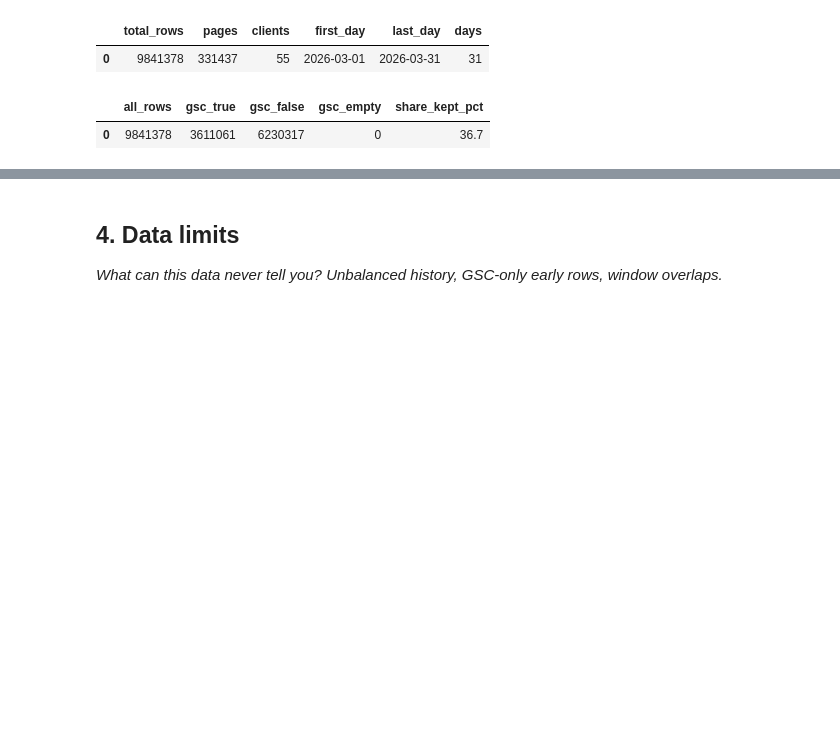
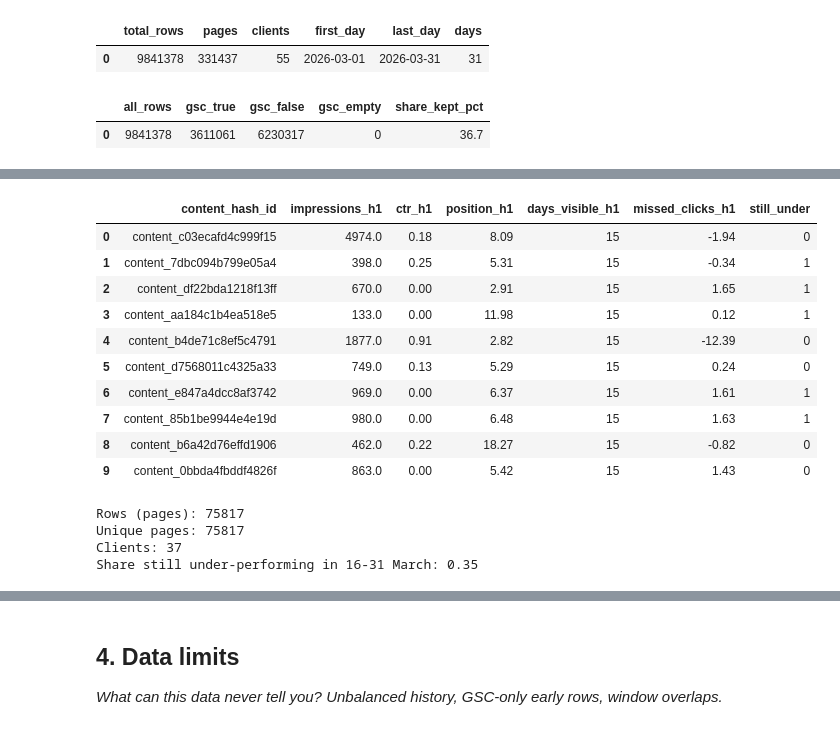
Before and after one commit to jjcodes999/flyrank-ml-repo, a Jupyter notebook: work/notebooks/w03_data_contract.ipynb, the cells around one changed output, grey strips where cells are left out. Drawn from its saved outputs; the diff is of its cells as text; code cells hidden in the pictures; blank space fills up the shorter version.

```diff
--- a/work/notebooks/w03_data_contract.ipynb
+++ b/work/notebooks/w03_data_contract.ipynb
@@ -146,0 +161,61 @@ display(avail)
+# %%
+# BUILD THE FEATURE FRAME: one row per page
+import pandas as pd
+
+pages = con.sql(f"""
+    SELECT client_hash_id, content_hash_id,
+        -- FIRST HALF (1-15 March): used for the features
+        SUM(gsc_impressions) FILTER (WHERE report_date <= DATE '2026-03-15') AS impressions_h1,
+        SUM(gsc_clicks)      FILTER (WHERE report_date <= DATE '2026-03-15') AS clicks_h1,
+        SUM(gsc_avg_position * gsc_impressions) FILTER (WHERE report_date <= DATE '2026-03-15' AND gsc_avg_position > 0)
+          / NULLIF(SUM(gsc_impressions) FILTER (WHERE report_date <= DATE '2026-03-15' AND gsc_avg_position > 0), 0) AS position_h1,
+        COUNT(DISTINCT report_date) FILTER (WHERE report_date <= DATE '2026-03-15' AND gsc_impressions > 0) AS days_visible_h1,
+        -- SECOND HALF (16-31 March): used ONLY for the label
+        SUM(gsc_impressions) FILTER (WHERE report_date > DATE '2026-03-15') AS impressions_h2,
+        SUM(gsc_clicks)      FILTER (WHERE report_date > DATE '2026-03-15') AS clicks_h2,
+        SUM(gsc_avg_position * gsc_impressions) FILTER (WHERE report_date > DATE '2026-03-15' AND gsc_avg_position > 0)
+          / NULLIF(SUM(gsc_impressions) FILTER (WHERE report_date > DATE '2026-03-15' AND gsc_avg_position > 0), 0) AS position_h2
+    FROM {MARCH}
+    WHERE gsc_data_available IS TRUE
+    GROUP BY client_hash_id, content_hash_id
+    HAVING impressions_h1 >= 100 AND impressions_h2 >= 50
+""").df()
+pages = pages.dropna(subset=["position_h1", "position_h2"]).copy()
+
+bands = [0, 3, 5, 7, 10, 15, 20, 30, 50, 1000]
+
+# Features: first half only
+pages["ctr_h1"] = pages["clicks_h1"] / pages["impressions_h1"] * 100
+pages["band_h1"] = pd.cut(pages["position_h1"], bands)
+pages["expected_ctr_h1"] = pages.groupby("band_h1", observed=True)["ctr_h1"].transform("median")
+pages["missed_clicks_h1"] = pages["impressions_h1"] * (pages["expected_ctr_h1"] - pages["ctr_h1"]) / 100
+
+# Label: second half only
+pages["ctr_h2"] = pages["clicks_h2"] / pages["impressions_h2"] * 100
+pages["band_h2"] = pd.cut(pages["position_h2"], bands)
+pages["expected_ctr_h2"] = pages.groupby("band_h2", observed=True)["ctr_h2"].transform("median")
+pages["still_under"] = (pages["ctr_h2"] < pages["expected_ctr_h2"]).astype(int)
+
+FEATURES = ["impressions_h1", "ctr_h1", "position_h1", "days_visible_h1", "missed_clicks_h1"]
+
+display(pages[["content_hash_id"] + FEATURES + ["still_under"]].head(10).round(2))
+print("Rows (pages):", len(pages))
+print("Unique pages:", len(pages[["client_hash_id", "content_hash_id"]].drop_duplicates()))
+print("Clients:", pages["client_hash_id"].nunique())
+print("Share still under-performing in 16-31 March:", round(pages["still_under"].mean(), 2))
+# %% [output]
+|  | content_hash_id | impressions_h1 | ctr_h1 | position_h1 | days_visible_h1 | missed_clicks_h1 | still_under |
+| 0 | content_c03ecafd4c999f15 | 4974.0 | 0.18 | 8.09 | 15 | -1.94 | 0 |
+| 1 | content_7dbc094b799e05a4 | 398.0 | 0.25 | 5.31 | 15 | -0.34 | 1 |
+| 2 | content_df22bda1218f13ff | 670.0 | 0.00 | 2.91 | 15 | 1.65 | 1 |
+| 3 | content_aa184c1b4ea518e5 | 133.0 | 0.00 | 11.98 | 15 | 0.12 | 1 |
+| 4 | content_b4de71c8ef5c4791 | 1877.0 | 0.91 | 2.82 | 15 | -12.39 | 0 |
+| 5 | content_d7568011c4325a33 | 749.0 | 0.13 | 5.29 | 15 | 0.24 | 0 |
+| 6 | content_e847a4dcc8af3742 | 969.0 | 0.00 | 6.37 | 15 | 1.61 | 1 |
+| 7 | content_85b1be9944e4e19d | 980.0 | 0.00 | 6.48 | 15 | 1.63 | 1 |
+| 8 | content_b6a42d76effd1906 | 462.0 | 0.22 | 18.27 | 15 | -0.82 | 0 |
+| 9 | content_0bbda4fbddf4826f | 863.0 | 0.00 | 5.42 | 15 | 1.43 | 0 |
+Rows (pages): 75817
+Unique pages: 75817
+Clients: 37
+Share still under-performing in 16-31 March: 0.35
```
Also changed, not shown: parts of 5 cells of this notebook.
